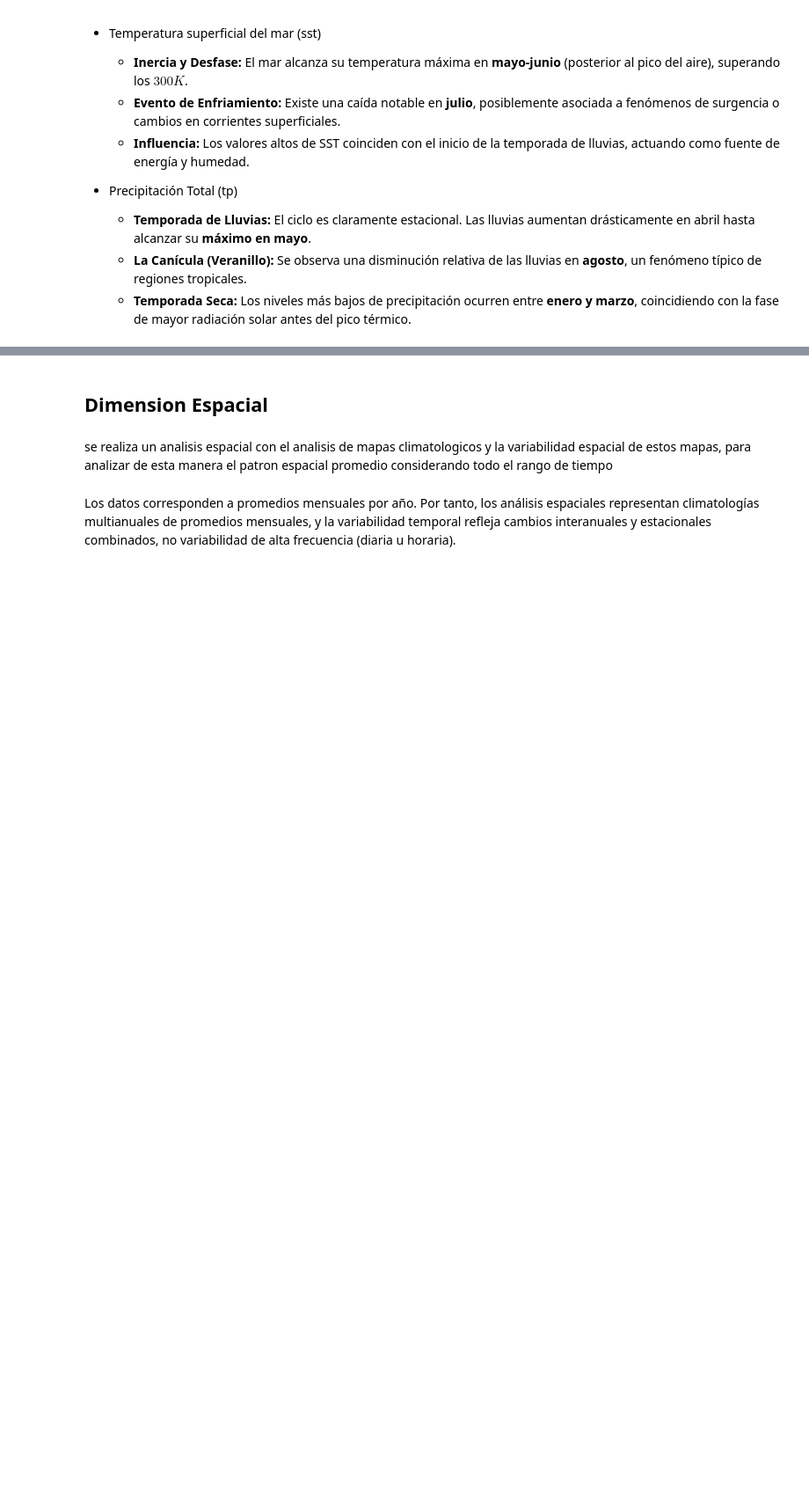
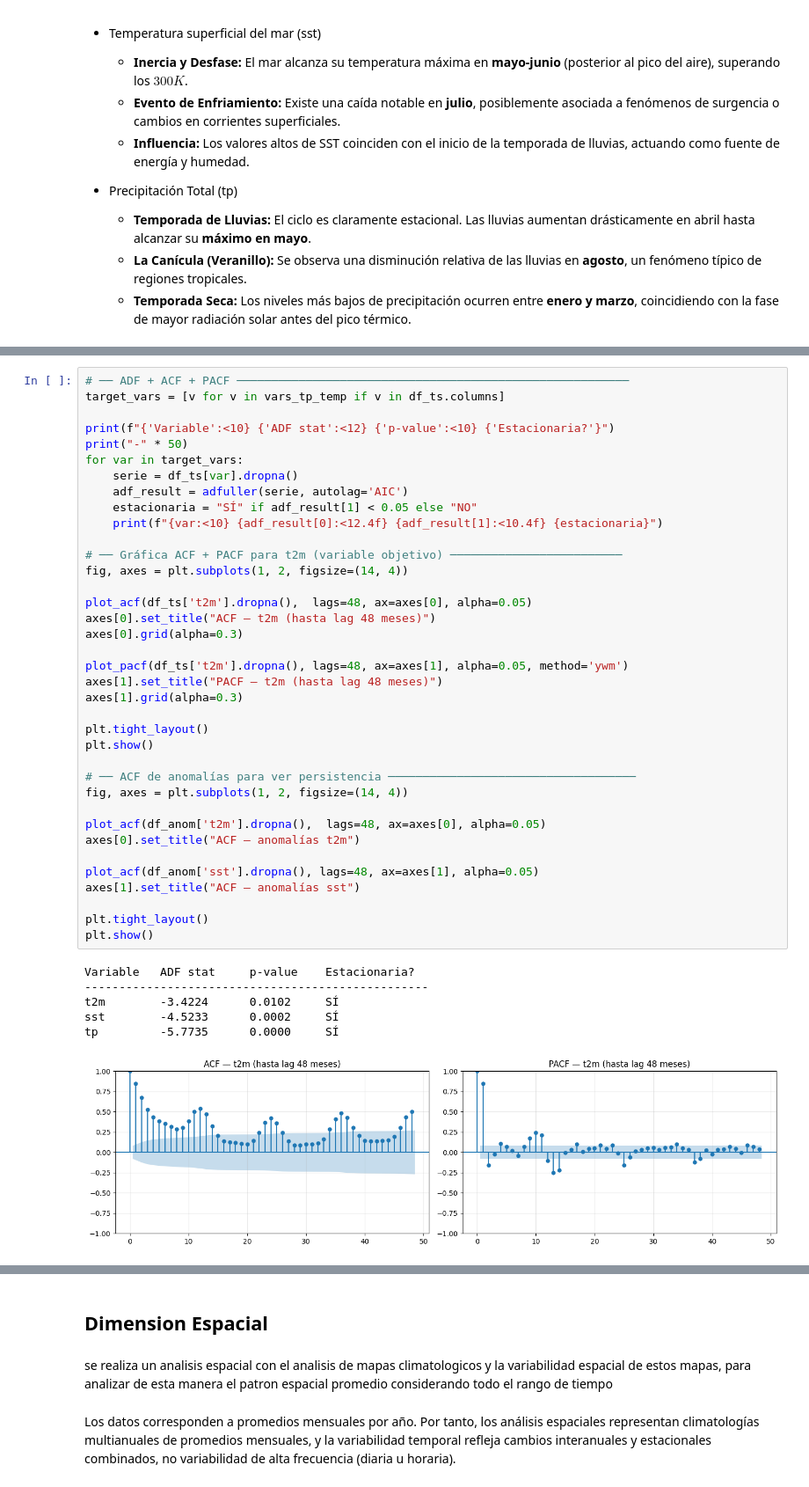
Before and after one commit to matgom03/Seminario, a Jupyter notebook: _sources/EDA.ipynb, the cells around one changed output, grey strips where cells are left out. Shown at 88% size. Cells and saved outputs as stored; diff of their text form; blank space fills up the shorter version.

```diff
--- a/_sources/EDA.ipynb
+++ b/_sources/EDA.ipynb
@@ -569,0 +670,44 @@ for nombre, vars_g in grupos.items():
+# %%
+# ── ADF + ACF + PACF ─────────────────────────────────────────────────────────
+target_vars = [v for v in vars_tp_temp if v in df_ts.columns]
+
+print(f"{'Variable':<10} {'ADF stat':<12} {'p-value':<10} {'Estacionaria?'}")
+print("-" * 50)
+for var in target_vars:
+    serie = df_ts[var].dropna()
+    adf_result = adfuller(serie, autolag='AIC')
+    estacionaria = "SÍ" if adf_result[1] < 0.05 else "NO"
+    print(f"{var:<10} {adf_result[0]:<12.4f} {adf_result[1]:<10.4f} {estacionaria}")
+
+# ── Gráfica ACF + PACF para t2m (variable objetivo) ─────────────────────────
+fig, axes = plt.subplots(1, 2, figsize=(14, 4))
+
+plot_acf(df_ts['t2m'].dropna(),  lags=48, ax=axes[0], alpha=0.05)
+axes[0].set_title("ACF — t2m (hasta lag 48 meses)")
+axes[0].grid(alpha=0.3)
+
+plot_pacf(df_ts['t2m'].dropna(), lags=48, ax=axes[1], alpha=0.05, method='ywm')
+axes[1].set_title("PACF — t2m (hasta lag 48 meses)")
+axes[1].grid(alpha=0.3)
+
+plt.tight_layout()
+plt.show()
+
+# ── ACF de anomalías para ver persistencia ────────────────────────────────────
+fig, axes = plt.subplots(1, 2, figsize=(14, 4))
+
+plot_acf(df_anom['t2m'].dropna(),  lags=48, ax=axes[0], alpha=0.05)
+axes[0].set_title("ACF — anomalías t2m")
+
+plot_acf(df_anom['sst'].dropna(), lags=48, ax=axes[1], alpha=0.05)
+axes[1].set_title("ACF — anomalías sst")
+
+plt.tight_layout()
+plt.show()
+# %% [output]
+Variable   ADF stat     p-value    Estacionaria?
+--------------------------------------------------
+t2m        -3.4224      0.0102     SÍ
+sst        -4.5233      0.0002     SÍ
+tp         -5.7735      0.0000     SÍ
+[figure, added]
```
Also changed, not shown: parts of 31 cells of this notebook, 9 other files.
